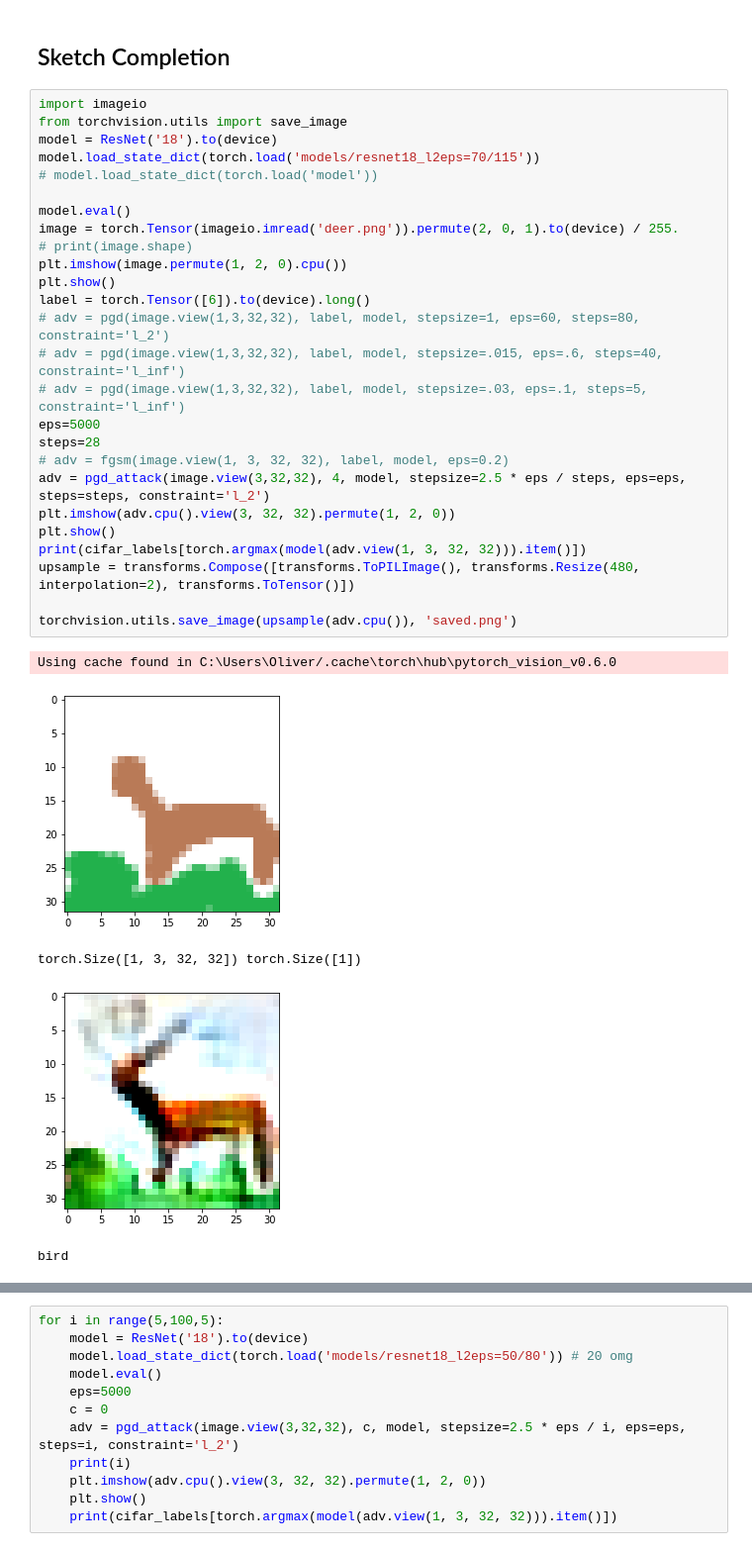
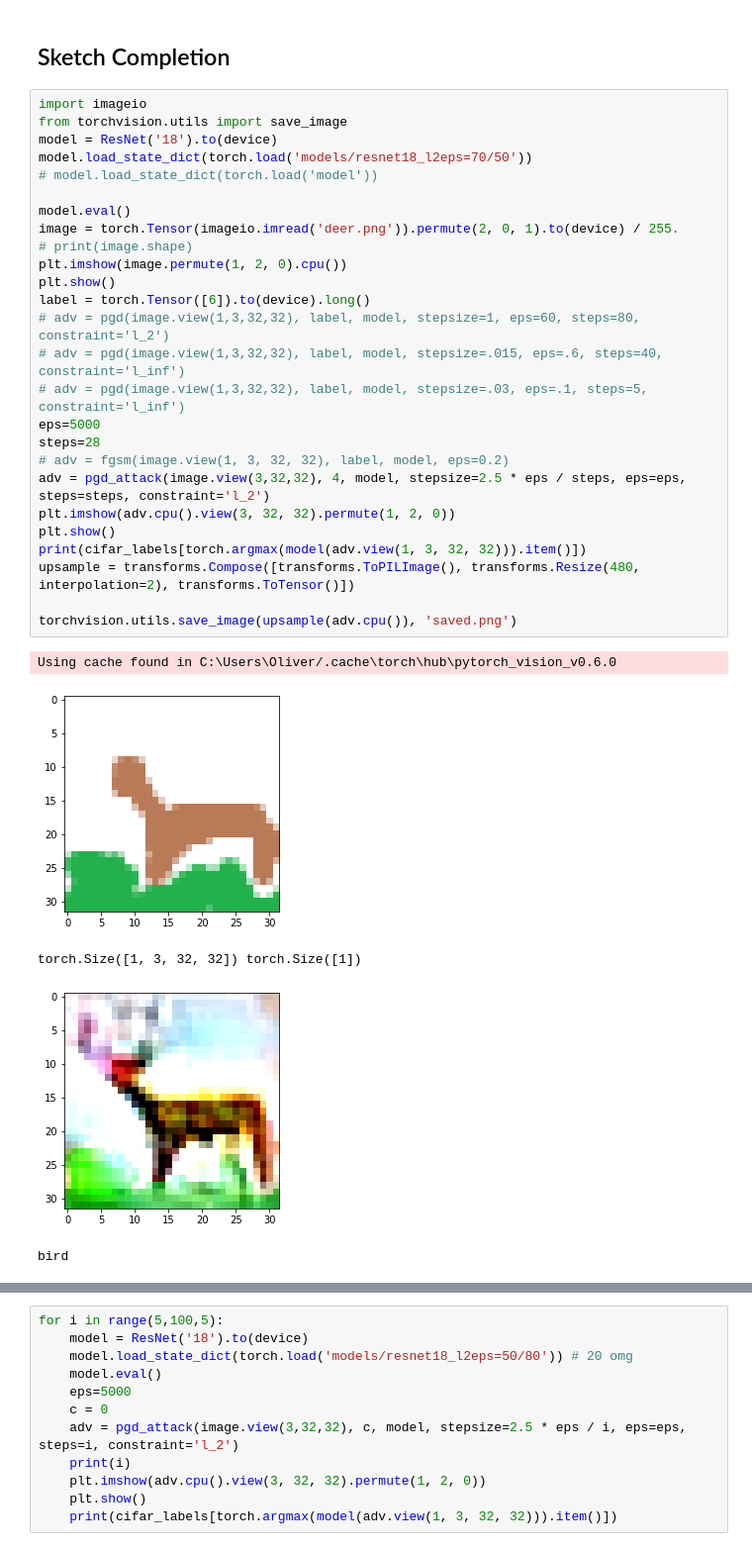
Before and after one commit to Blimeo/nmep-proj, a Jupyter notebook: main.ipynb, the cells around one changed output, grey strips where cells are left out. Shown at 99% size. Cells and saved outputs as stored; diff of their text form.

```diff
--- a/main.ipynb
+++ b/main.ipynb
@@ -100,33 +100,33 @@ frog
 # %%
 import imageio
 from torchvision.utils import save_image
 model = ResNet('18').to(device)
-model.load_state_dict(torch.load('models/resnet18_l2eps=70/115'))
+model.load_state_dict(torch.load('models/resnet18_l2eps=70/50'))
 # model.load_state_dict(torch.load('model'))
 
 model.eval()
 image = torch.Tensor(imageio.imread('deer.png')).permute(2, 0, 1).to(device) / 255.
 # print(image.shape)
 plt.imshow(image.permute(1, 2, 0).cpu())
 plt.show()
 label = torch.Tensor([6]).to(device).long()
 # adv = pgd(image.view(1,3,32,32), label, model, stepsize=1, eps=60, steps=80, constraint='l_2')
 # adv = pgd(image.view(1,3,32,32), label, model, stepsize=.015, eps=.6, steps=40, constraint='l_inf')
 # adv = pgd(image.view(1,3,32,32), label, model, stepsize=.03, eps=.1, steps=5, constraint='l_inf')
 eps=5000
 steps=28
 # adv = fgsm(image.view(1, 3, 32, 32), label, model, eps=0.2)
 adv = pgd_attack(image.view(3,32,32), 4, model, stepsize=2.5 * eps / steps, eps=eps, steps=steps, constraint='l_2')
 plt.imshow(adv.cpu().view(3, 32, 32).permute(1, 2, 0))
 plt.show()
 print(cifar_labels[torch.argmax(model(adv.view(1, 3, 32, 32))).item()])
 upsample = transforms.Compose([transforms.ToPILImage(), transforms.Resize(480, interpolation=2), transforms.ToTensor()])
 
 torchvision.utils.save_image(upsample(adv.cpu()), 'saved.png')
 # %% [output]
 Using cache found in C:\Users\Oliver/.cache\torch\hub\pytorch_vision_v0.6.0
 [figure]
 torch.Size([1, 3, 32, 32]) torch.Size([1])
-[figure, old version]
+[figure, new version]
 bird
 # %%
```
Also changed, not shown: parts of 5 cells of this notebook, 4 other files.
